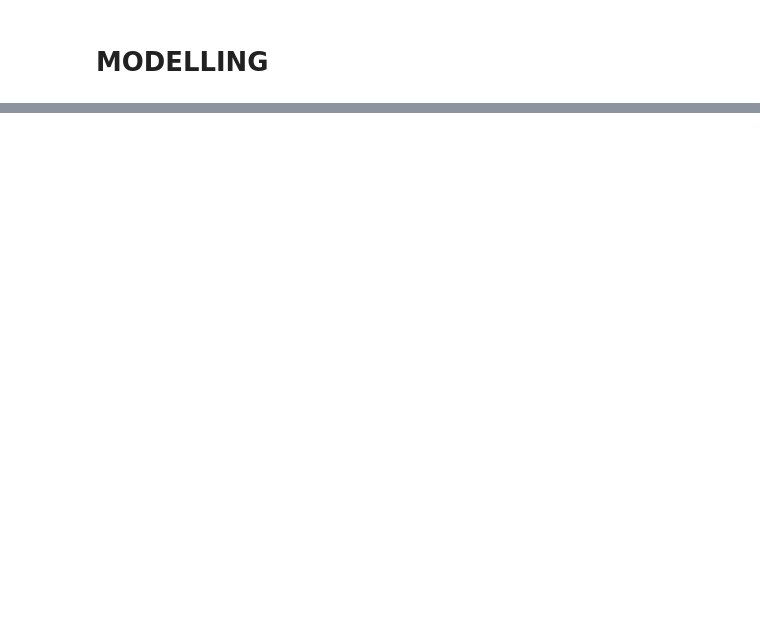
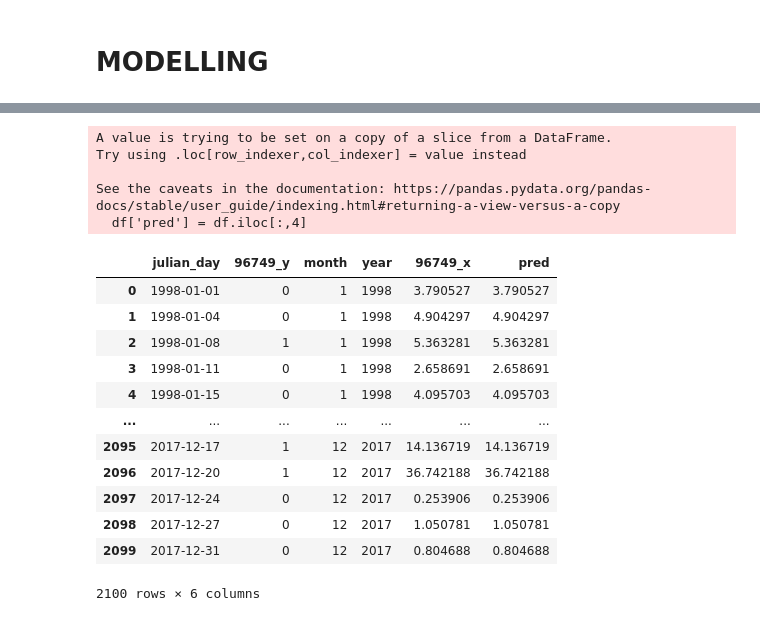
Before and after one commit to nurdeka/python, a Jupyter notebook: first.ipynb, the cells around one changed output, grey strips where cells are left out. Cells and saved outputs as stored; diff of their text form; code cells hidden in the pictures; blank space fills up the shorter version.

```diff
--- a/first.ipynb
+++ b/first.ipynb
@@ -329,0 +521,24 @@ Reshape your data either using array.reshape(-1, 1) if your data has a single fe
+# %%
+df['pred'] = df.iloc[:,4]
+# %% [output]
+A value is trying to be set on a copy of a slice from a DataFrame.
+Try using .loc[row_indexer,col_indexer] = value instead
+
+See the caveats in the documentation: https://pandas.pydata.org/pandas-docs/stable/user_guide/indexing.html#returning-a-view-versus-a-copy
+  df['pred'] = df.iloc[:,4]
+# %%
+df
+# %% [output]
+|  | julian_day | 96749_y | month | year | 96749_x | pred |
+| 0 | 1998-01-01 | 0 | 1 | 1998 | 3.790527 | 3.790527 |
+| 1 | 1998-01-04 | 0 | 1 | 1998 | 4.904297 | 4.904297 |
+| 2 | 1998-01-08 | 1 | 1 | 1998 | 5.363281 | 5.363281 |
+| 3 | 1998-01-11 | 0 | 1 | 1998 | 2.658691 | 2.658691 |
+| 4 | 1998-01-15 | 0 | 1 | 1998 | 4.095703 | 4.095703 |
+| ... | ... | ... | ... | ... | ... | ... |
+| 2095 | 2017-12-17 | 1 | 12 | 2017 | 14.136719 | 14.136719 |
+| 2096 | 2017-12-20 | 1 | 12 | 2017 | 36.742188 | 36.742188 |
+| 2097 | 2017-12-24 | 0 | 12 | 2017 | 0.253906 | 0.253906 |
+| 2098 | 2017-12-27 | 0 | 12 | 2017 | 1.050781 | 1.050781 |
+| 2099 | 2017-12-31 | 0 | 12 | 2017 | 0.804688 | 0.804688 |
+2100 rows × 6 columns
```
Also changed, not shown: parts of 32 cells of this notebook.
